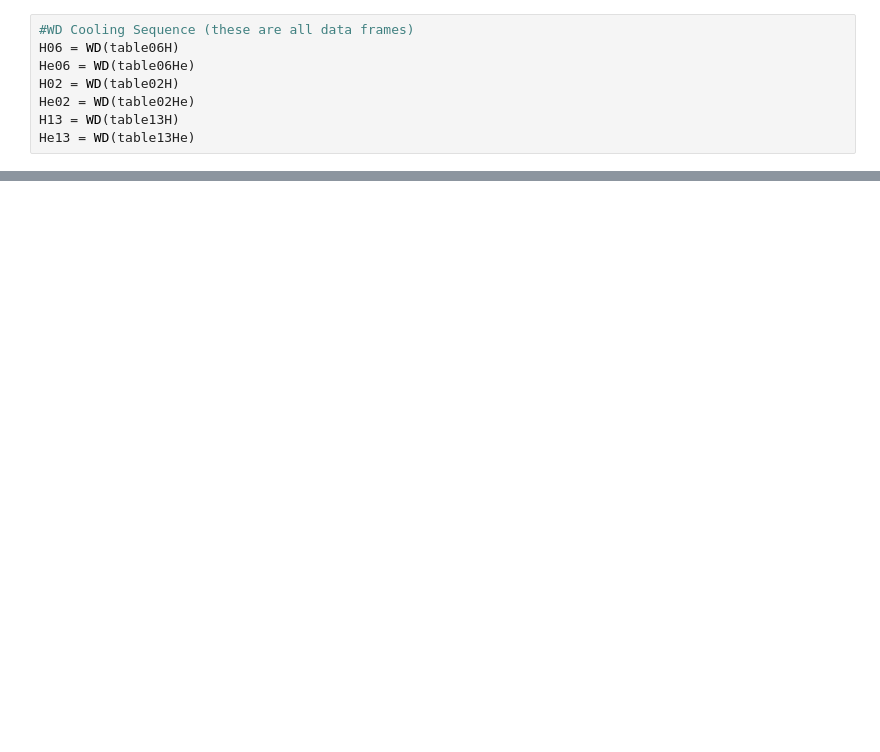
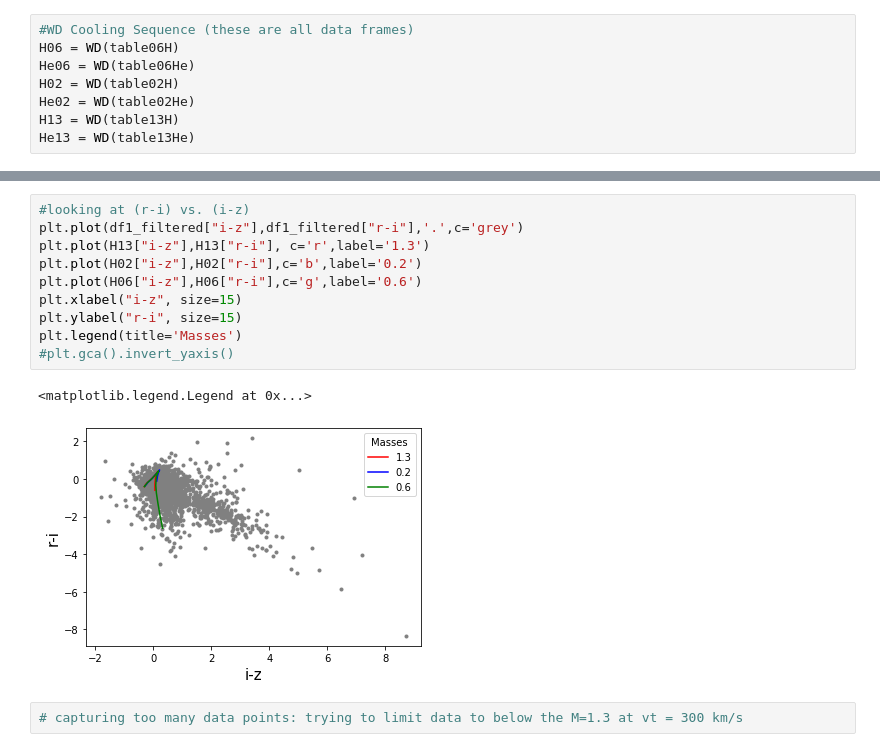
Before and after one commit to fatimargz/Search_Hypervelocity_WD_Stars, a Jupyter notebook: GPS1_HypervelocityWD_Research_2020.ipynb, the cells around one changed output, grey strips where cells are left out. Drawn from its saved outputs; the diff is of its cells as text; blank space fills up the shorter version.

```diff
--- a/GPS1_HypervelocityWD_Research_2020.ipynb
+++ b/GPS1_HypervelocityWD_Research_2020.ipynb
@@ -231,0 +306,15 @@ plt.legend()
+# %%
+#looking at (r-i) vs. (i-z)
+plt.plot(df1_filtered["i-z"],df1_filtered["r-i"],'.',c='grey')
+plt.plot(H13["i-z"],H13["r-i"], c='r',label='1.3')
+plt.plot(H02["i-z"],H02["r-i"],c='b',label='0.2')
+plt.plot(H06["i-z"],H06["r-i"],c='g',label='0.6')
+plt.xlabel("i-z", size=15)
+plt.ylabel("r-i", size=15)
+plt.legend(title='Masses')
+#plt.gca().invert_yaxis()
+# %% [output]
+<matplotlib.legend.Legend at 0x...>
+[figure, added]
+# %%
+# capturing too many data points: trying to limit data to below the M=1.3 at vt = 300 km/s
```
Also changed, not shown: parts of 24 cells of this notebook.
